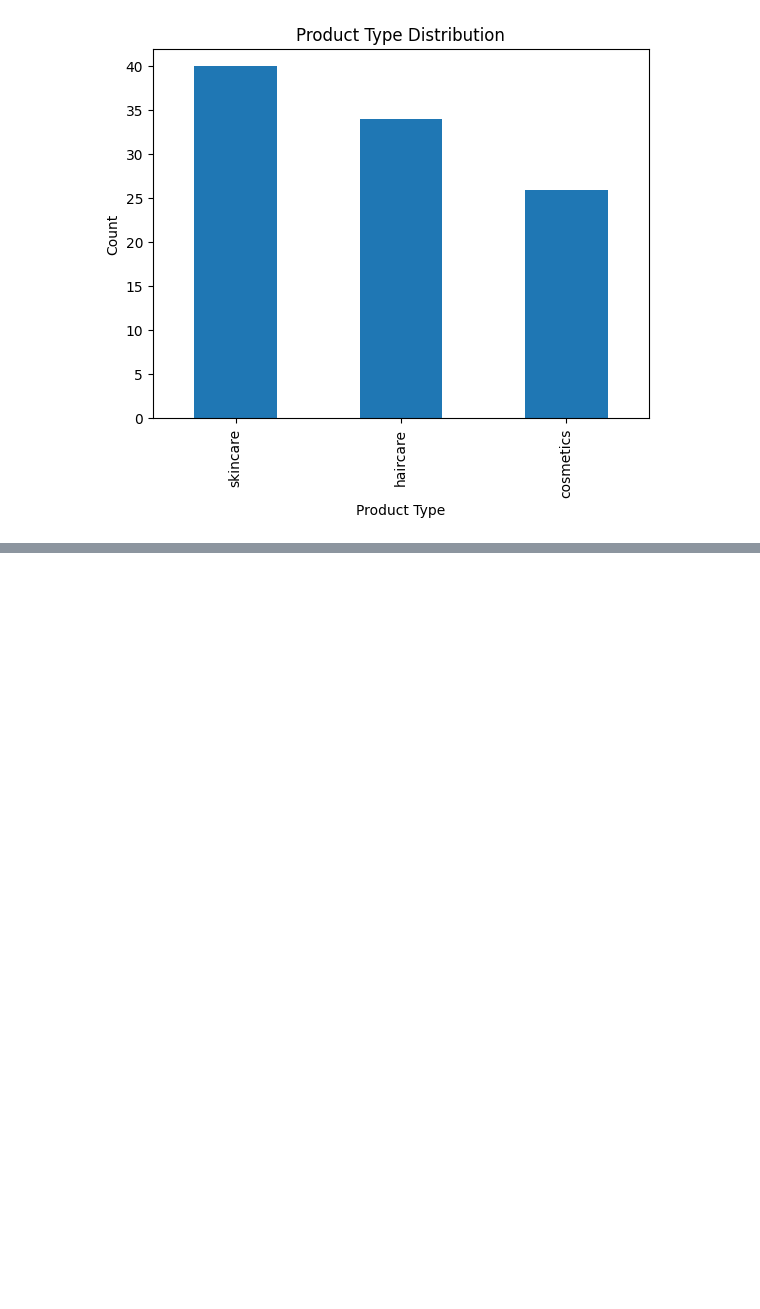
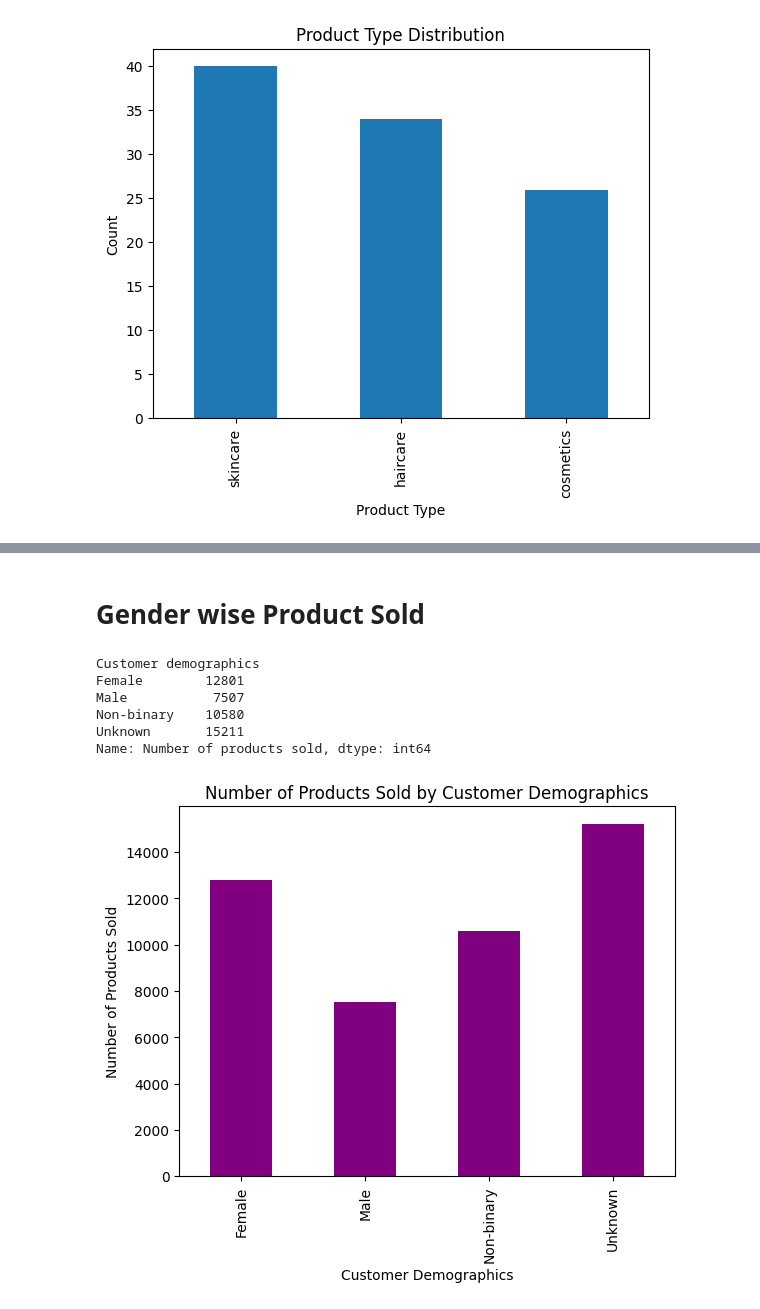
Before and after one commit to bharath123119/minor, a Jupyter notebook: visualization.ipynb, the cells around one changed output, grey strips where cells are left out. Saved outputs shown, nothing was run; the diff lists cells and outputs as text; code cells hidden in the pictures; blank space fills up the shorter version.

```diff
--- a/visualization.ipynb
+++ b/visualization.ipynb
@@ -38,0 +108,20 @@ plt.show()
+# %% [markdown]
+# Gender wise Product Sold
+# %%
+Sum_of_Products_gender=df.groupby('Customer demographics')['Number of products sold'].sum()
+Sum_of_Products_gender
+# %% [output]
+Customer demographics
+Female        12801
+Male           7507
+Non-binary    10580
+Unknown       15211
+Name: Number of products sold, dtype: int64
+# %%
+Sum_of_Products_gender.plot(kind='bar', color='purple')
+plt.xlabel('Customer Demographics')
+plt.ylabel('Number of Products Sold')
+plt.title('Number of Products Sold by Customer Demographics')
+plt.show()
+# %% [output]
+[figure, added]
```
Also changed, not shown: parts of 10 cells of this notebook.
